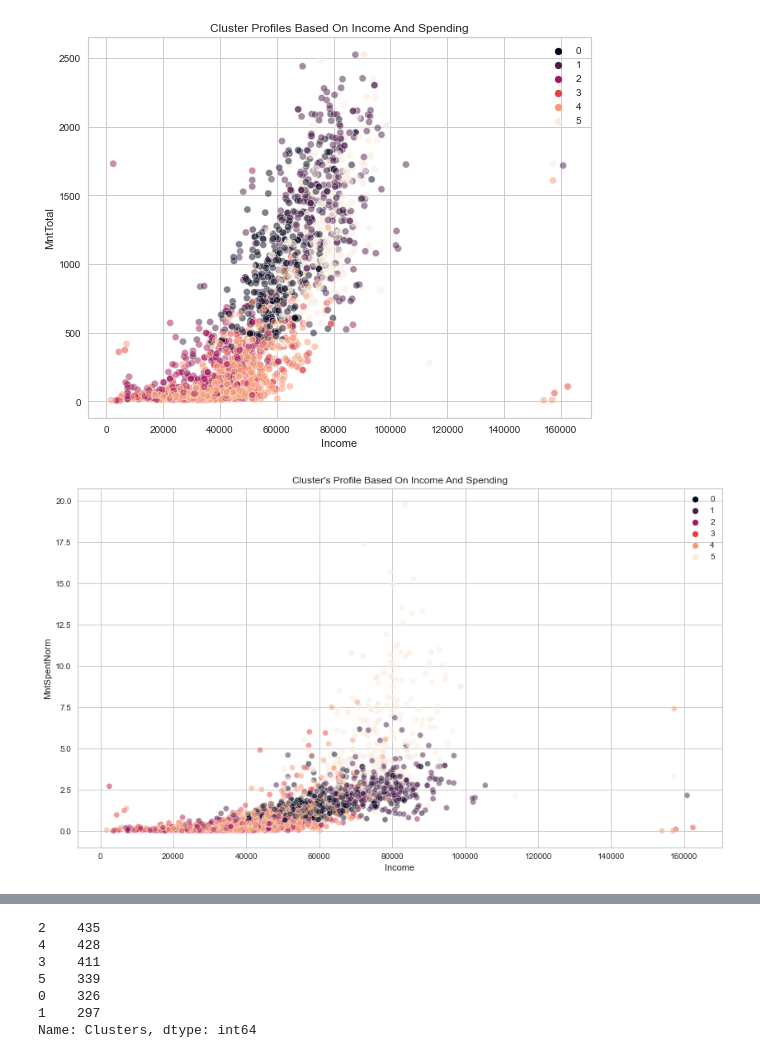
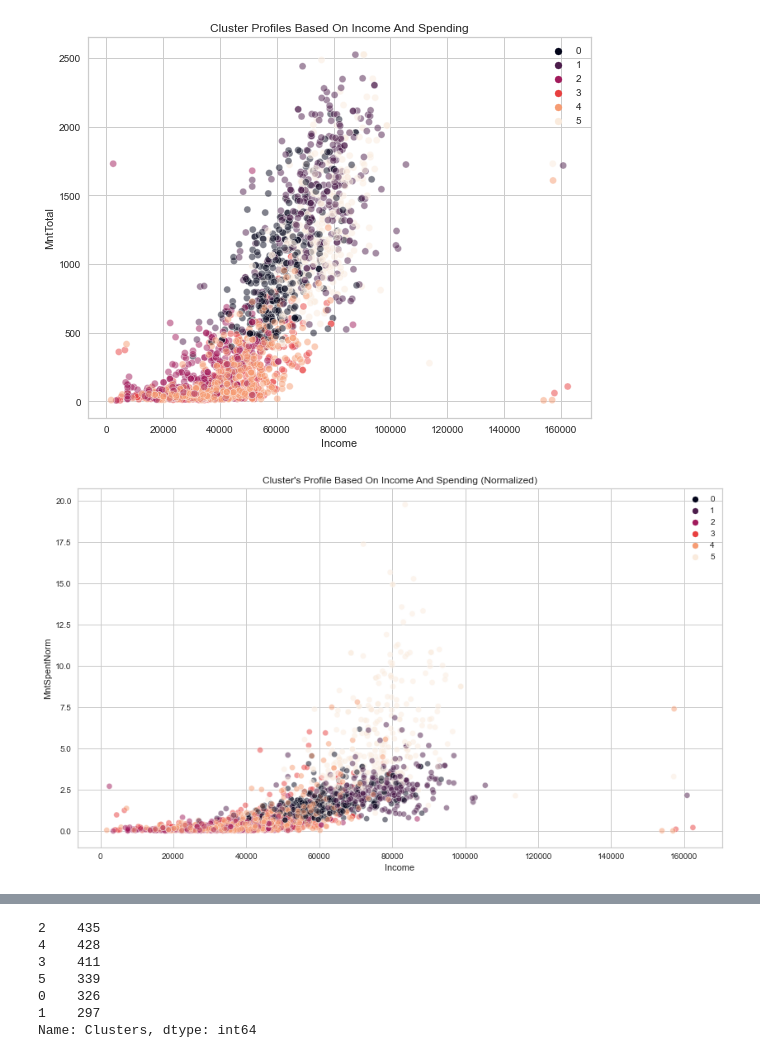
Before and after one commit to dapopov-st/store-customer-segmentation, a Jupyter notebook: 002_Segmentation_and_Takeaways.ipynb, the cells around one changed output, grey strips where cells are left out. Saved outputs shown, nothing was run; the diff lists cells and outputs as text; code cells hidden in the pictures.

```diff
--- a/002_Segmentation_and_Takeaways.ipynb
+++ b/002_Segmentation_and_Takeaways.ipynb
@@ -235,10 +216,10 @@ plt.show()
 # %%
 plt.figure(figsize=(14, 8))
 palette=sns.color_palette("rocket", as_cmap=True)
 plot = sns.scatterplot(data = df,x=df["Income"], y=df["MntSpentNorm"],hue=df["Clusters"],alpha=.5,palette=palette)
 
-plot.set_title("Cluster's Profile Based On Income And Spending")
+plot.set_title("Cluster's Profile Based On Income And Spending (Normalized)")
 plt.legend()
 plt.show()
 # %% [output]
-[figure, old version]
+[figure, new version]
```
Also changed, not shown: parts of 65 cells of this notebook, 2 other files.
